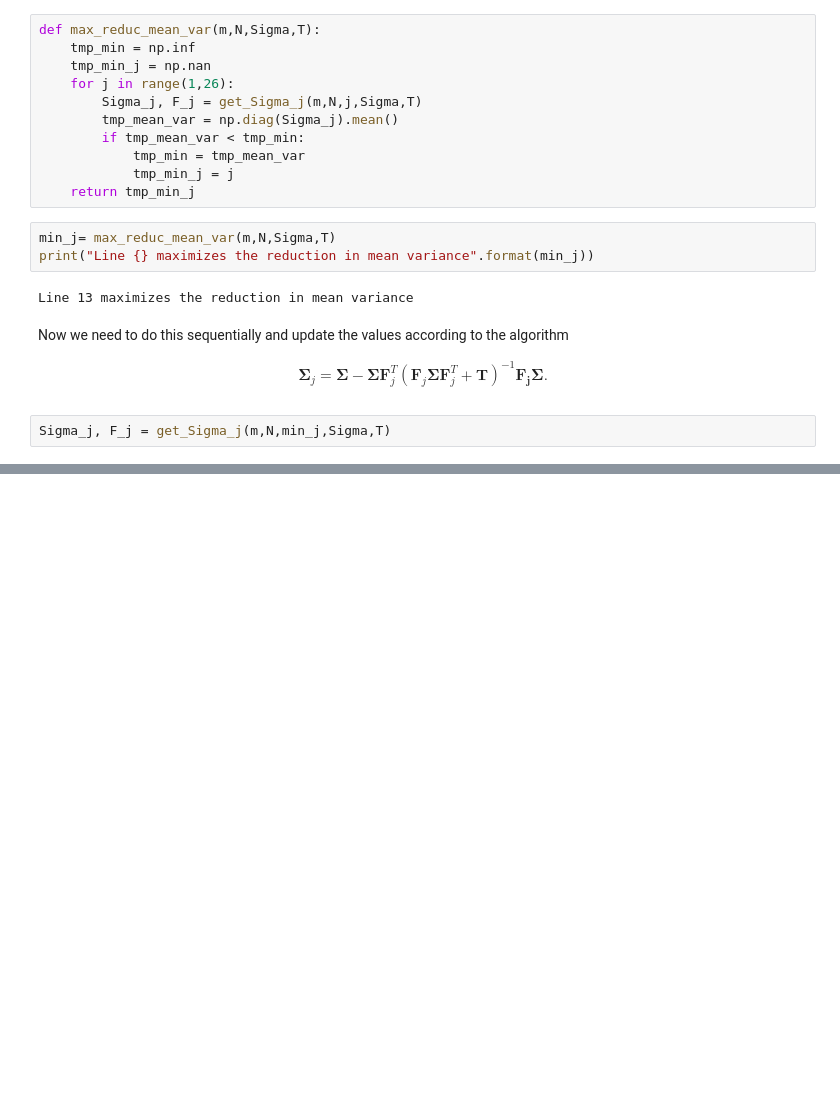
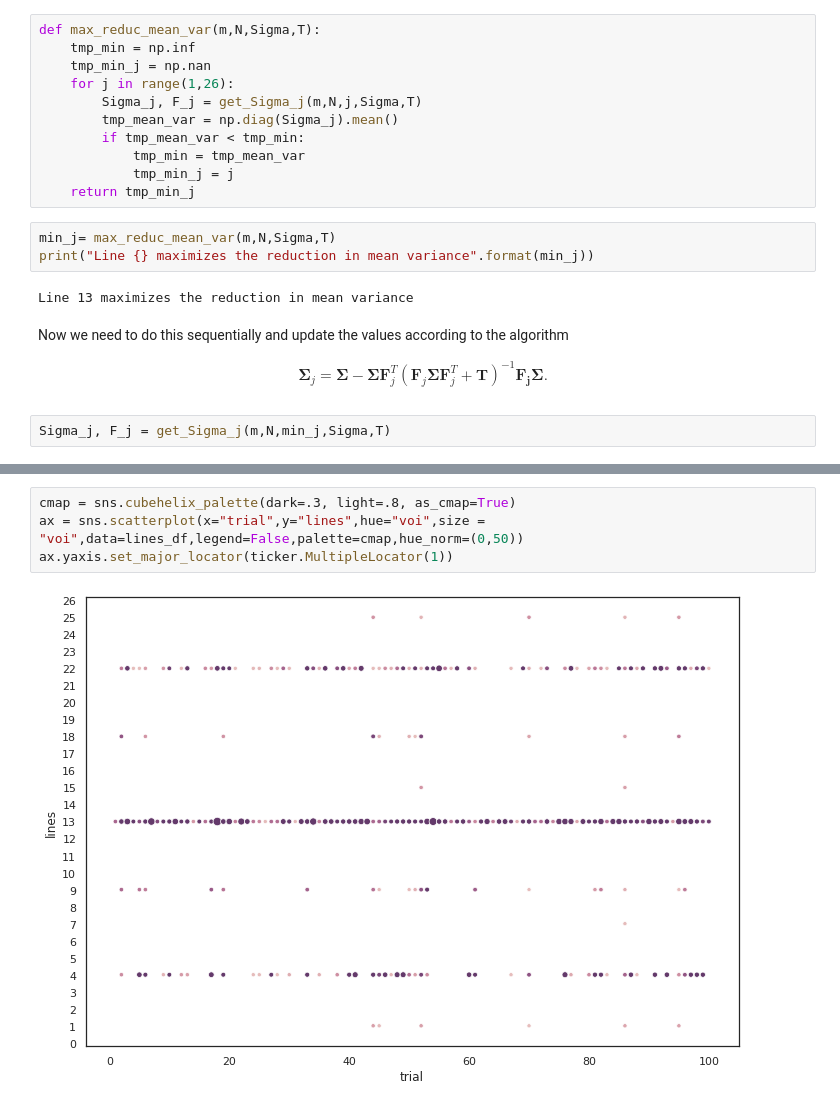
Before and after one commit to berild/mssdvia, a Jupyter notebook: sequential-voi/exercise-g-sol.ipynb, the cells around one changed output, grey strips where cells are left out. Saved outputs shown, nothing was run; the diff lists cells and outputs as text; blank space fills up the shorter version.

```diff
--- a/sequential-voi/exercise-g-sol.ipynb
+++ b/sequential-voi/exercise-g-sol.ipynb
@@ -169,0 +228,6 @@ mu_w 553.4916943080948,  r_w  11.708736658071736
+# %%
+cmap = sns.cubehelix_palette(dark=.3, light=.8, as_cmap=True)
+ax = sns.scatterplot(x="trial",y="lines",hue="voi",size = "voi",data=lines_df,legend=False,palette=cmap,hue_norm=(0,50))
+ax.yaxis.set_major_locator(ticker.MultipleLocator(1))
+# %% [output]
+[figure, added]
```
Also changed, not shown: parts of 27 cells of this notebook.
